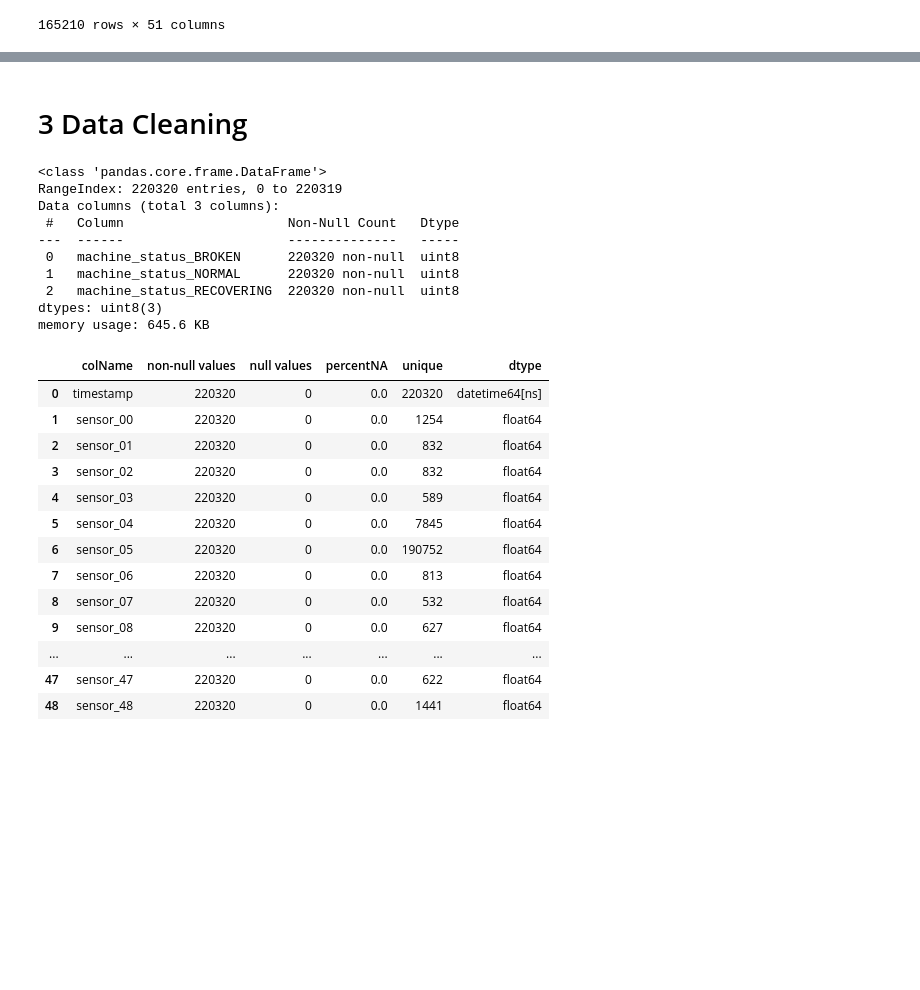
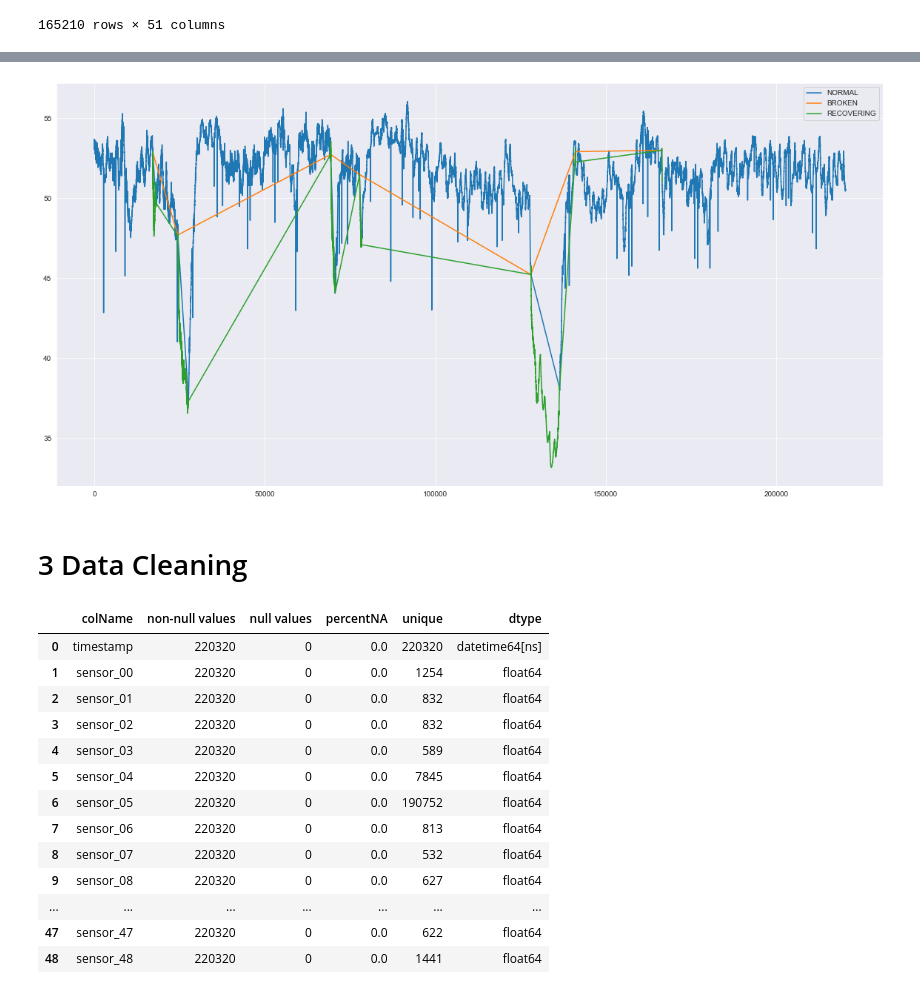
Before and after one commit to nils12344/PythonAdvancedGruppeD, a Jupyter notebook: Projekt Gruppe D.ipynb, the cells around one changed output, grey strips where cells are left out. Drawn from its saved outputs; the diff is of its cells as text; code cells hidden in the pictures; blank space fills up the shorter version.

```diff
--- a/Projekt Gruppe D.ipynb
+++ b/Projekt Gruppe D.ipynb
@@ -221,2 +265,12 @@ df_noOutliers
+# %%
+plt.figure(figsize=(20, 10))
+
+plt.plot(sensor.loc[sensor['machine_status'] == 'NORMAL', 'sensor_02'], label='NORMAL')
+plt.plot(sensor.loc[sensor['machine_status'] == 'BROKEN', 'sensor_02'], label='BROKEN')
+plt.plot(sensor.loc[sensor['machine_status'] == 'RECOVERING', 'sensor_02'], label='RECOVERING')
+plt.legend()
+plt.show()
+# %% [output]
+[figure, added]
 # %% [markdown]
 # 3 Data Cleaning <a class="anchor" id="3"></a>
@@ -225,16 +277,2 @@ df.drop(columns=["Unnamed: 0","sensor_15"], inplace=True)
 # %%
 df['timestamp'] = pd.to_datetime(df['timestamp'], format='%Y-%m-%d %H:%M:%S')
-# %%
-y = pd.get_dummies(df['machine_status'], prefix_sep='_', prefix='machine_status')
-y.info()
-# %% [output]
-<class 'pandas.core.frame.DataFrame'>
-RangeIndex: 220320 entries, 0 to 220319
-Data columns (total 3 columns):
- #   Column                     Non-Null Count   Dtype
----  ------                     --------------   -----
- 0   machine_status_BROKEN      220320 non-null  uint8
- 1   machine_status_NORMAL      220320 non-null  uint8
- 2   machine_status_RECOVERING  220320 non-null  uint8
-dtypes: uint8(3)
-memory usage: 645.6 KB
```
Also changed, not shown: parts of 8 cells of this notebook.
